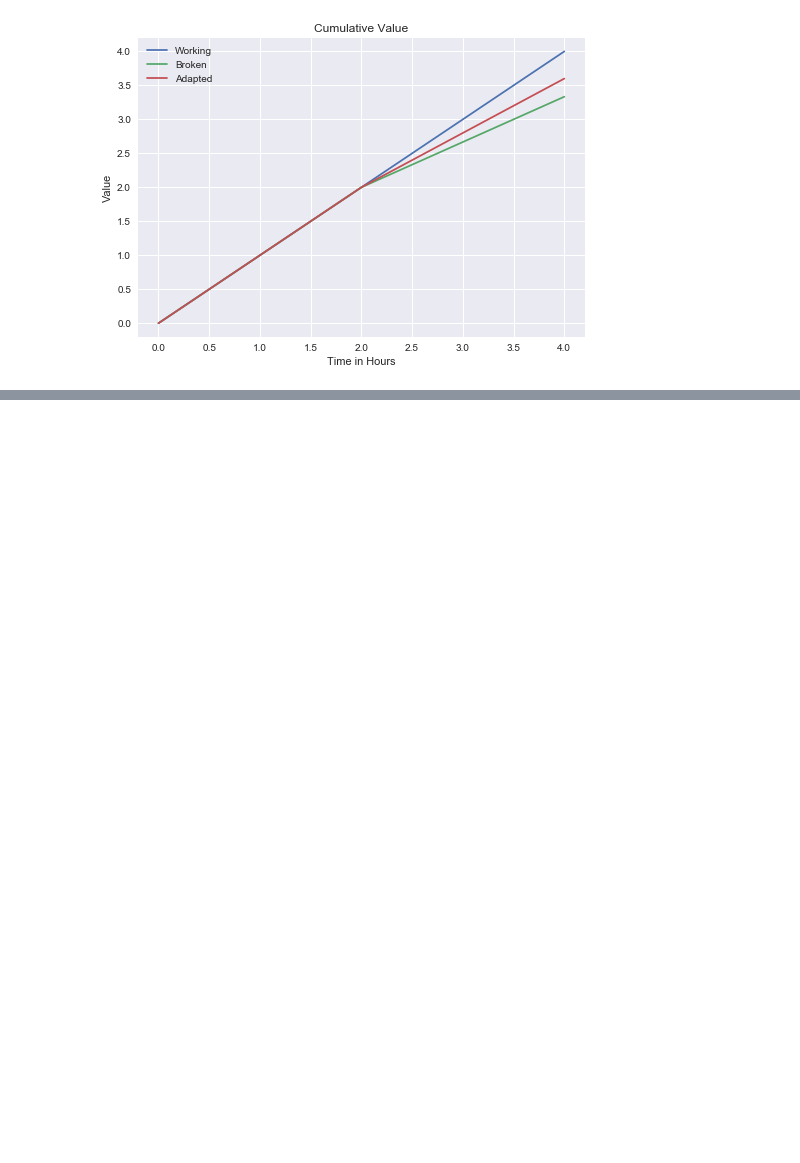
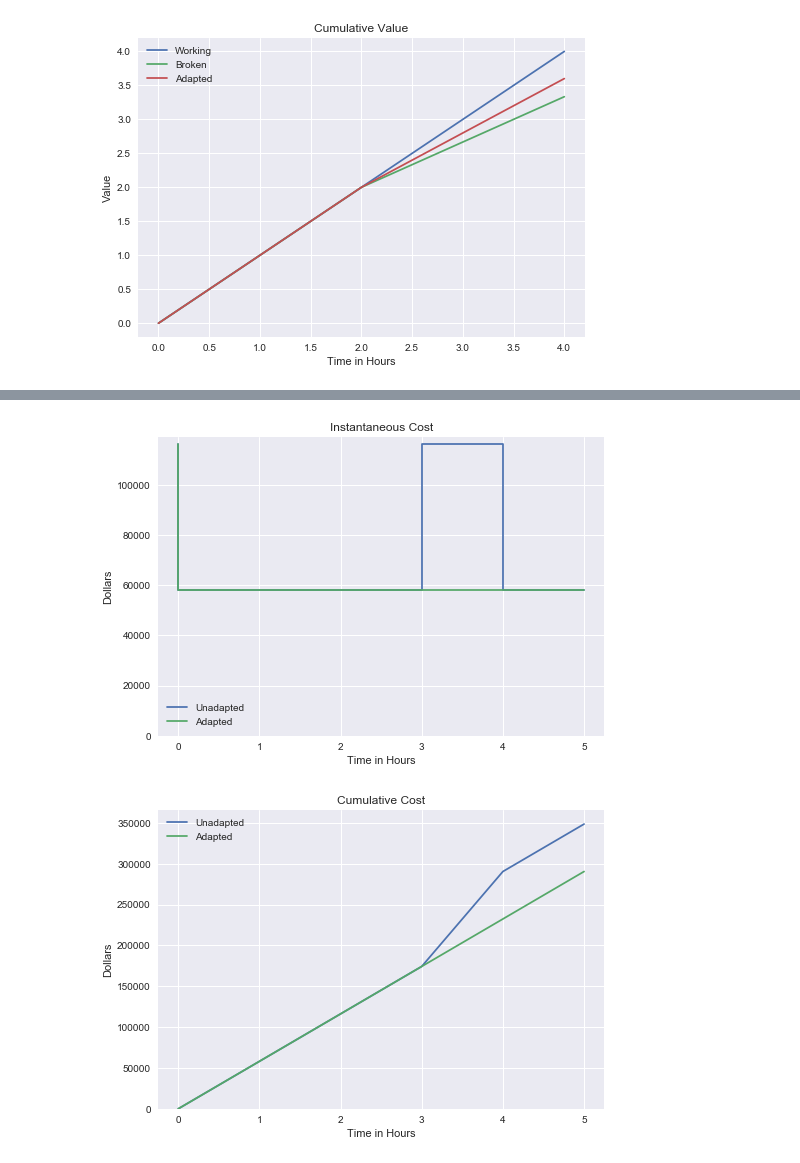
Before and after one commit to darpa-brass/adaptive-constraint-satisfaction, a Jupyter notebook: metrics/Metric Functions.ipynb, the cells around one changed output, grey strips where cells are left out. Cells and saved outputs as stored; diff of their text form; code cells hidden in the pictures; blank space fills up the shorter version.

Commit message:
added data for scenario 1 (and 2 which is the same)

```diff
--- a/metrics/Metric Functions.ipynb
+++ b/metrics/Metric Functions.ipynb
@@ -174 +185,39 @@ plt.show()
 [figure]
+# %%
+# scenario 1
+takeoff = lambda _: 58089 * 2
+flight_cost = lambda _: 58059
+
+cost_1 = scenario(takeoff, 1)
+
+# this doesn't work becauseof how I'm offseting the cumsum to line up
+# graph_total(cost_1(flight_cost), 7)
+
+x = np.arange(6)
+adapted = [58059 * 2] + [58089]*5
+unadapted = [58059 * 2] + [58089]*3 + [58089 * 2] + [58089]
+
+graph_instant(list_to_func(unadapted), 6)
+graph_instant(list_to_func(adapted), 6)
+
+ax = plt.gca()
+ax.set_ylim(ymin=0)
+ax.set_title("Instantaneous Cost")
+ax.set_xlabel("Time in Hours")
+ax.set_ylabel("Dollars")
+ax.legend(["Unadapted", "Adapted"])
+plt.show()
+
+graph_total(list_to_func(unadapted), 6)
+graph_total(list_to_func(adapted), 6)
+
+ax = plt.gca()
+ax.set_ylim(ymin=0)
+ax.set_title("Cumulative Cost")
+ax.set_xlabel("Time in Hours")
+ax.set_ylabel("Dollars")
+ax.legend(["Unadapted", "Adapted"])
+plt.show()
+# %% [output]
+[figure, added]
+[figure, added]
```
Also changed, not shown: parts of 5 cells of this notebook.
